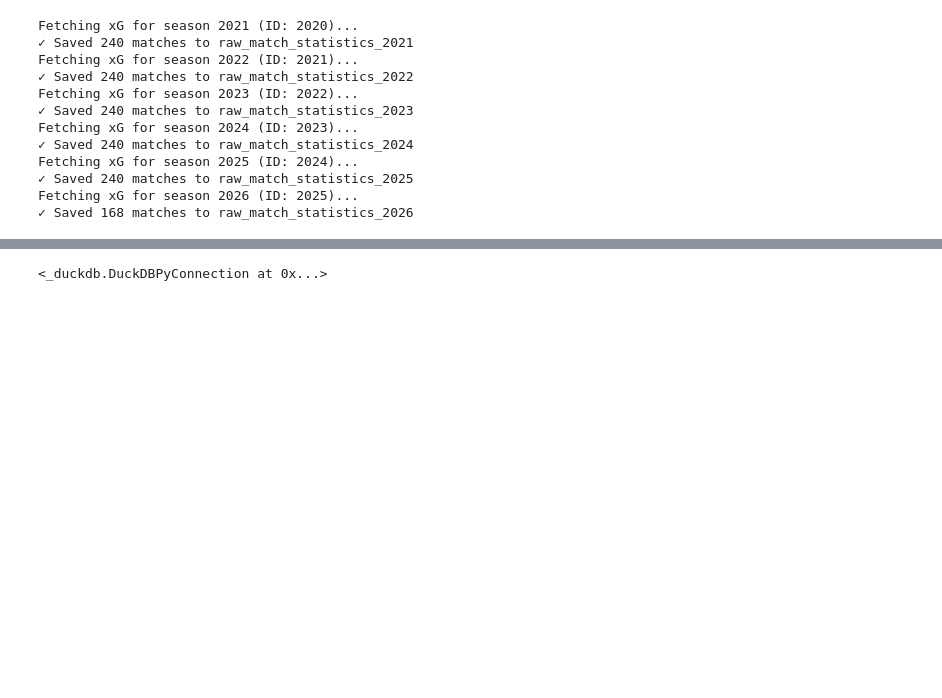
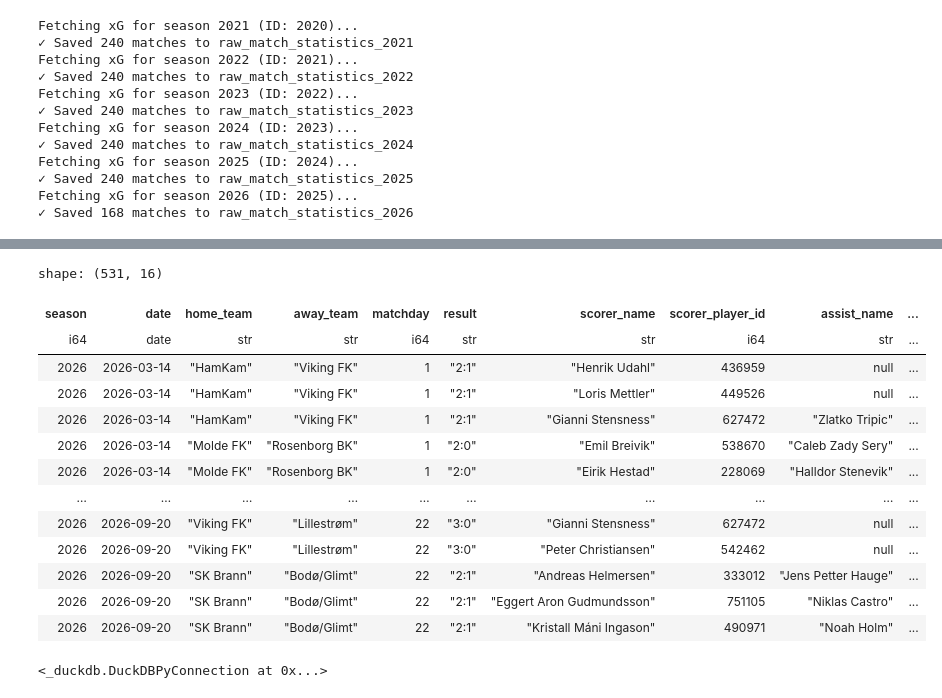
Before and after one commit to PolarsDude/brann_ticket_sales_forecasting, a Jupyter notebook: ingest_data.ipynb, the cells around one changed output, grey strips where cells are left out. Cells and saved outputs as stored; diff of their text form; code cells hidden in the pictures; blank space fills up the shorter version.

```diff
--- a/ingest_data.ipynb
+++ b/ingest_data.ipynb
@@ -231,6 +315,24 @@ Available tables:
   - raw_match_statistics_2024
   - raw_match_statistics_2025
   - raw_match_statistics_2026
+# %%
+con = duckdb.connect(str(Path(db_path)))
+pl.from_arrow(con.execute("select * FROM raw_eliterserien_goal_contributions_2026").arrow())
+# %% [output]
+shape: (531, 16)
+| season | date | home_team | away_team | matchday | result | scorer_name | scorer_player_id | assist_name | ... |
+| i64 | date | str | str | i64 | str | str | i64 | str | ... |
+| 2026 | 2026-03-14 | "HamKam" | "Viking FK" | 1 | "2:1" | "Henrik Udahl" | 436959 | null | ... |
+| 2026 | 2026-03-14 | "HamKam" | "Viking FK" | 1 | "2:1" | "Loris Mettler" | 449526 | null | ... |
+| 2026 | 2026-03-14 | "HamKam" | "Viking FK" | 1 | "2:1" | "Gianni Stensness" | 627472 | "Zlatko Tripic" | ... |
+| 2026 | 2026-03-14 | "Molde FK" | "Rosenborg BK" | 1 | "2:0" | "Emil Breivik" | 538670 | "Caleb Zady Sery" | ... |
+| 2026 | 2026-03-14 | "Molde FK" | "Rosenborg BK" | 1 | "2:0" | "Eirik Hestad" | 228069 | "Halldor Stenevik" | ... |
+| … | … | … | … | … | … | … | … | … | ... |
+| 2026 | 2026-09-20 | "Viking FK" | "Lillestrøm" | 22 | "3:0" | "Gianni Stensness" | 627472 | null | ... |
+| 2026 | 2026-09-20 | "Viking FK" | "Lillestrøm" | 22 | "3:0" | "Peter Christiansen" | 542462 | null | ... |
+| 2026 | 2026-09-20 | "SK Brann" | "Bodø/Glimt" | 22 | "2:1" | "Andreas Helmersen" | 333012 | "Jens Petter Hauge" | ... |
+| 2026 | 2026-09-20 | "SK Brann" | "Bodø/Glimt" | 22 | "2:1" | "Eggert Aron Gudmundsson" | 751105 | "Niklas Castro" | ... |
+| 2026 | 2026-09-20 | "SK Brann" | "Bodø/Glimt" | 22 | "2:1" | "Kristall Máni Ingason" | 490971 | "Noah Holm" | ... |
 # %%
 def hent_tabell_som_polars(table_name: str, db_path: str | Path = "data/brann.duckdb") -> pl.DataFrame:
     """
```
Also changed, not shown: parts of 9 cells of this notebook, 3 other files.
